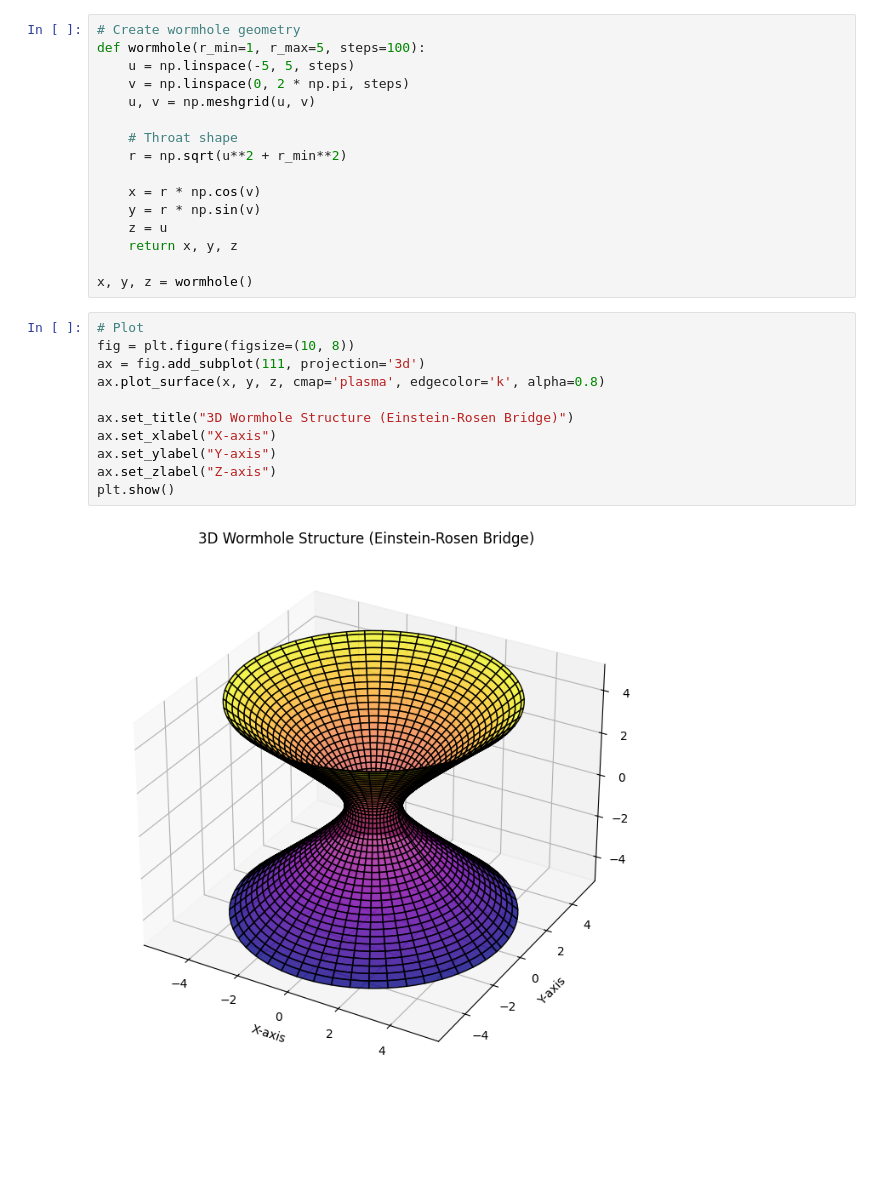
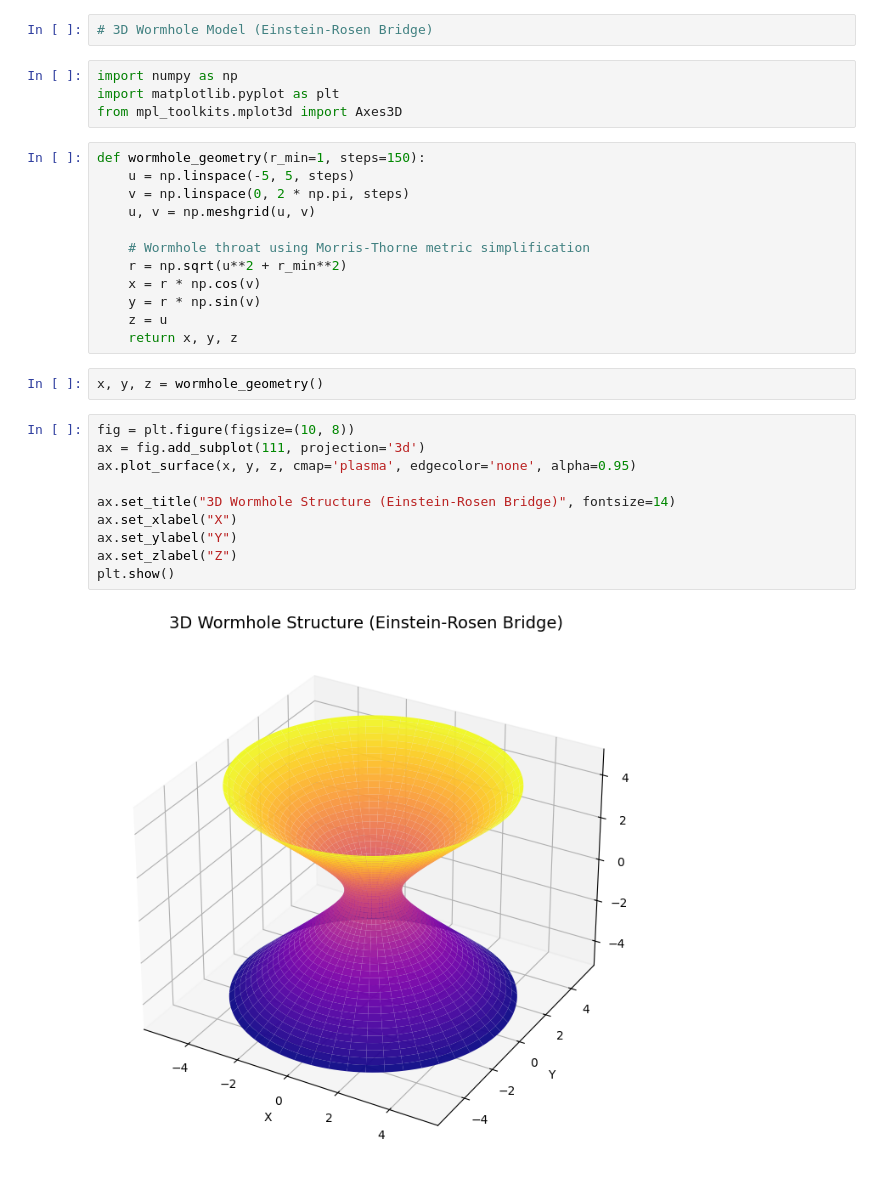
Before and after one commit to imabhishekc/py-practice-sets, a Jupyter notebook: Numpy/wormhole.ipynb, the cells around one changed output. Cells and saved outputs as stored; diff of their text form; blank space fills up the shorter version.

```diff
--- a/Numpy/wormhole.ipynb
+++ b/Numpy/wormhole.ipynb
@@ -39,29 +34,32 @@ from mpl_toolkits.mplot3d import Axes3D
 # %%
-# Create wormhole geometry
-def wormhole(r_min=1, r_max=5, steps=100):
-    u = np.linspace(-5, 5, steps)
-    v = np.linspace(0, 2 * np.pi, steps)
-    u, v = np.meshgrid(u, v)
-
-    # Throat shape
-    r = np.sqrt(u**2 + r_min**2)
-
-    x = r * np.cos(v)
-    y = r * np.sin(v)
-    z = u
-    return x, y, z
-
-x, y, z = wormhole()
+# 3D Wormhole Model (Einstein-Rosen Bridge)
 # %%
-# Plot
-fig = plt.figure(figsize=(10, 8))
-ax = fig.add_subplot(111, projection='3d')
-ax.plot_surface(x, y, z, cmap='plasma', edgecolor='k', alpha=0.8)
-
-ax.set_title("3D Wormhole Structure (Einstein-Rosen Bridge)")
-ax.set_xlabel("X-axis")
-ax.set_ylabel("Y-axis")
-ax.set_zlabel("Z-axis")
-plt.show()
+import numpy as np
+import matplotlib.pyplot as plt
+from mpl_toolkits.mplot3d import Axes3D
-# %% [output]
-[figure, removed]
+# %%
+def wormhole_geometry(r_min=1, steps=150):
+    u = np.linspace(-5, 5, steps)
+    v = np.linspace(0, 2 * np.pi, steps)
+    u, v = np.meshgrid(u, v)
+
+    # Wormhole throat using Morris-Thorne metric simplification
+    r = np.sqrt(u**2 + r_min**2)
+    x = r * np.cos(v)
+    y = r * np.sin(v)
+    z = u
+    return x, y, z
+# %%
+x, y, z = wormhole_geometry()
+# %%
+fig = plt.figure(figsize=(10, 8))
+ax = fig.add_subplot(111, projection='3d')
+ax.plot_surface(x, y, z, cmap='plasma', edgecolor='none', alpha=0.95)
+
+ax.set_title("3D Wormhole Structure (Einstein-Rosen Bridge)", fontsize=14)
+ax.set_xlabel("X")
+ax.set_ylabel("Y")
+ax.set_zlabel("Z")
+plt.show()
+# %% [output]
+[figure, added]
```
Also changed, not shown: parts of 2 cells of this notebook, 1 other file.
